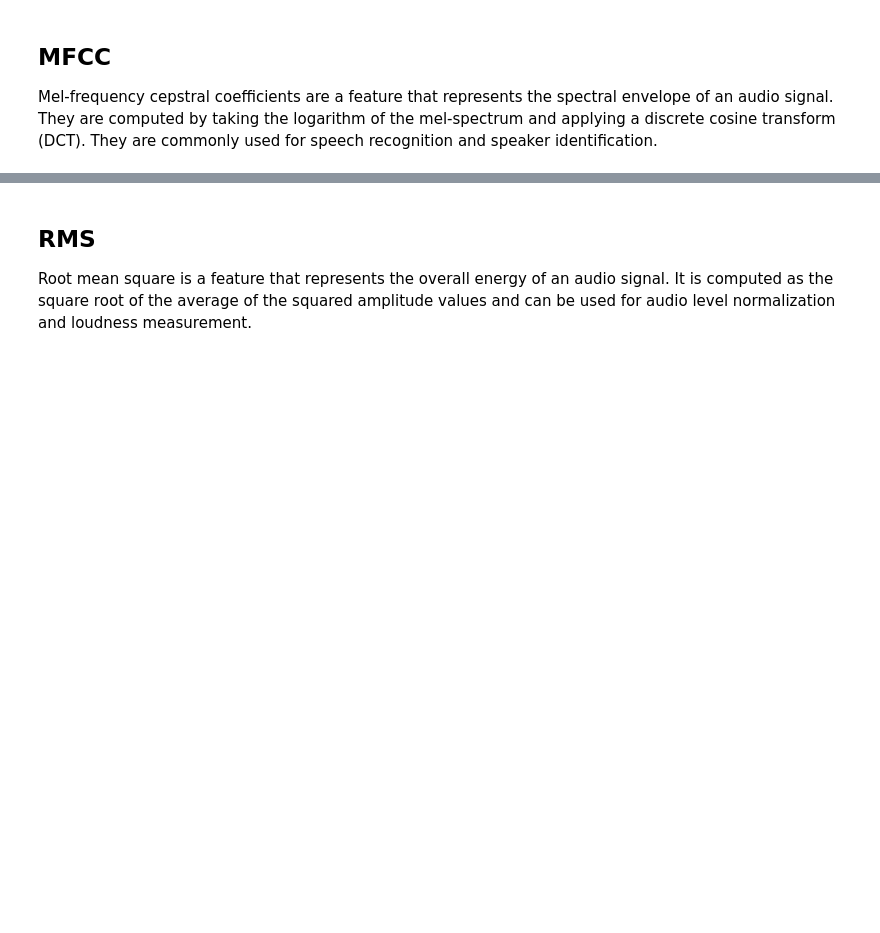
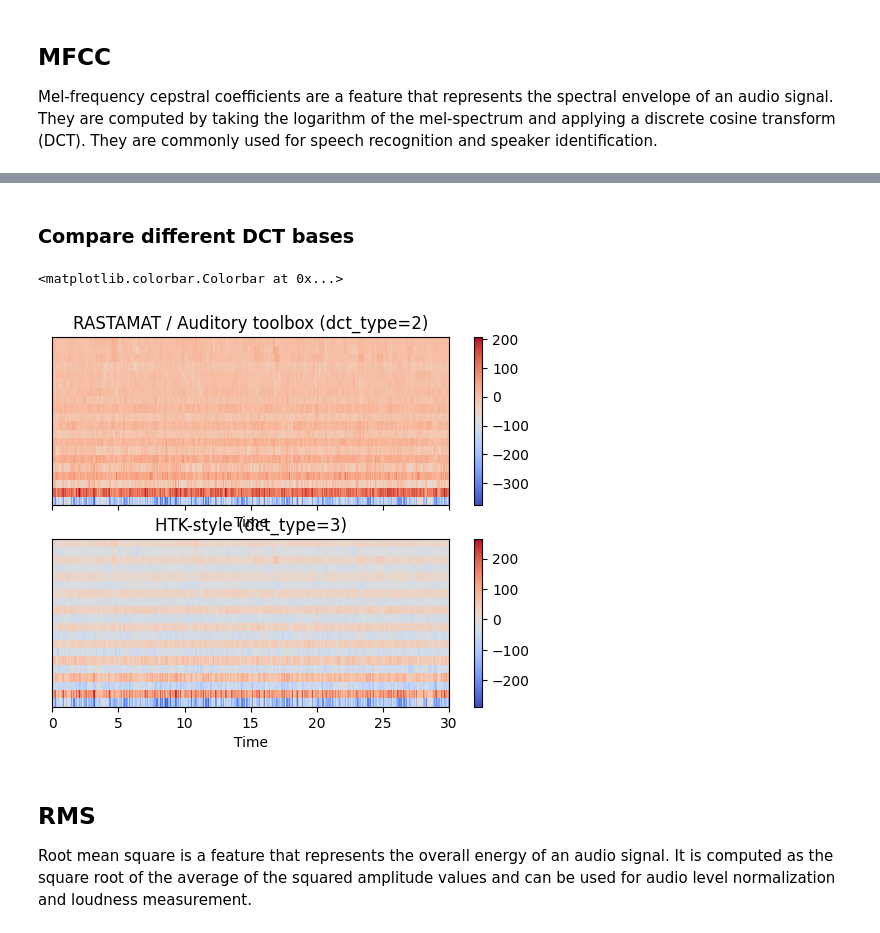
Before and after one commit to OrderAndCh4oS/analyse-audio-python, a Jupyter notebook: analyse_audio_features.ipynb, the cells around one changed output, grey strips where cells are left out. Saved outputs shown, nothing was run; the diff lists cells and outputs as text; code cells hidden in the pictures; blank space fills up the shorter version.

```diff
--- a/analyse_audio_features.ipynb
+++ b/analyse_audio_features.ipynb
@@ -379,3 +487,21 @@ Mel-frequency cepstral coefficients are a feature that represents the spectral e
+# %% [markdown]
+### Compare different DCT bases
+# %%
+m_slaney = librosa.feature.mfcc(y=y, sr=sr, dct_type=2)
+m_htk = librosa.feature.mfcc(y=y, sr=sr, dct_type=3)
+
+fig, ax = plt.subplots(nrows=2, sharex=True, sharey=True)
+img1 = librosa.display.specshow(m_slaney, x_axis='time', ax=ax[0])
+
+ax[0].set(title='RASTAMAT / Auditory toolbox (dct_type=2)')
+fig.colorbar(img, ax=[ax[0]])
+img2 = librosa.display.specshow(m_htk, x_axis='time', ax=ax[1])
+
+ax[1].set(title='HTK-style (dct_type=3)')
+fig.colorbar(img2, ax=[ax[1]])
+# %% [output]
+<matplotlib.colorbar.Colorbar at 0x...>
+[figure, added]
 # %% [markdown]
 ## RMS
 
```
Also changed, not shown: parts of 9 cells of this notebook.
